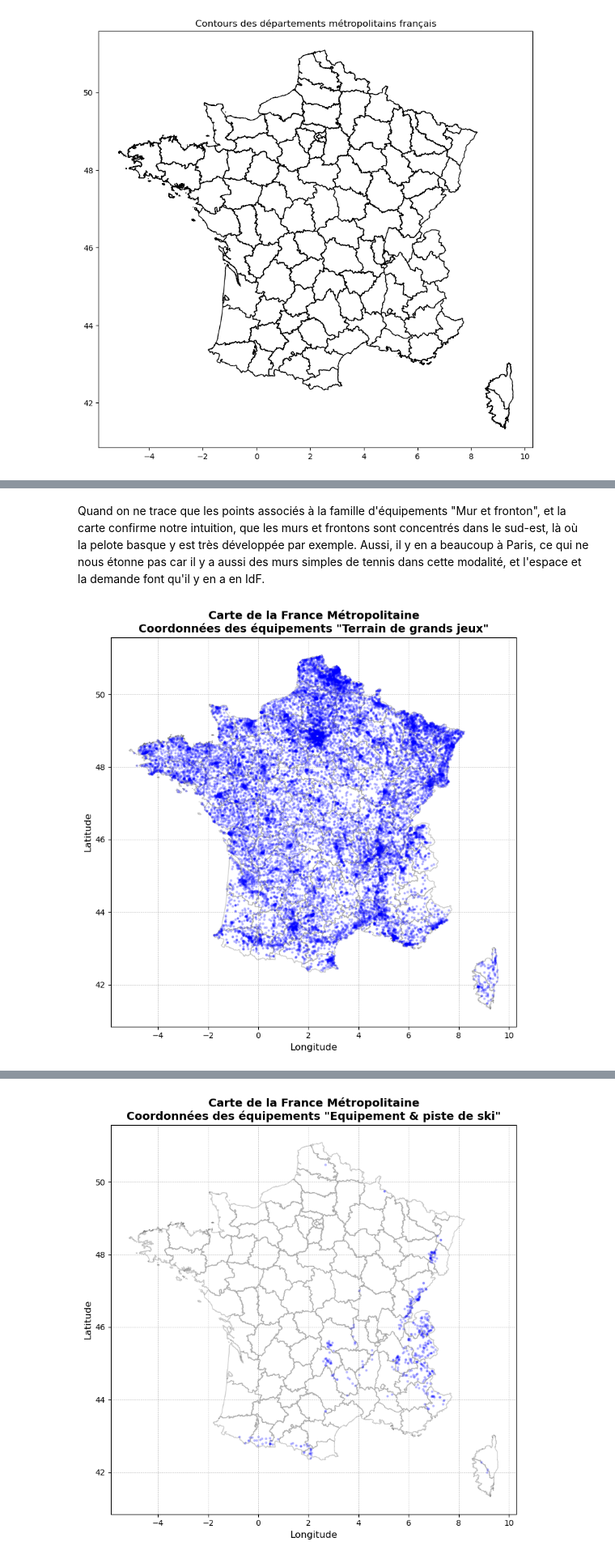
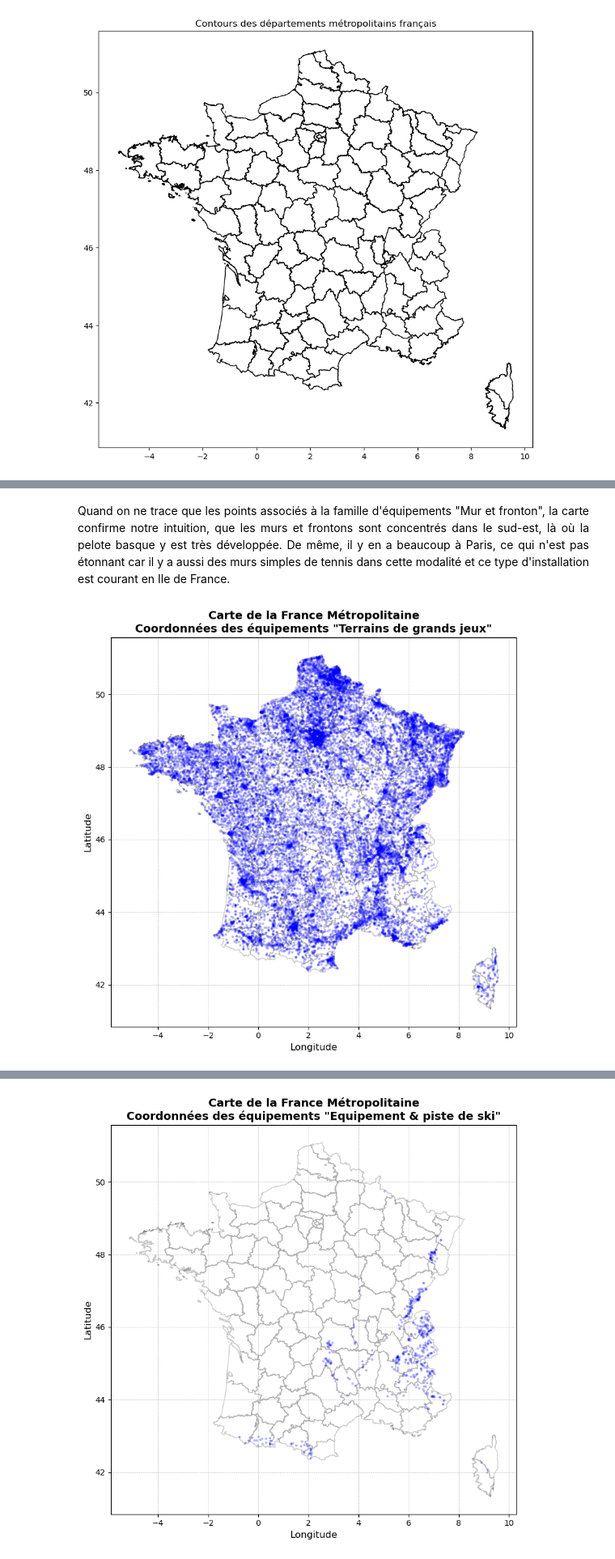
Before and after one commit to cyprienmathe/Python-data-science, a Jupyter notebook: main.ipynb, the cells around one changed output, grey strips where cells are left out. Shown at 81% size. Drawn from its saved outputs; the diff is of its cells as text; code cells hidden in the pictures.

```diff
--- a/main.ipynb
+++ b/main.ipynb
@@ -612,34 +667,36 @@ plt.show()
 # %% [markdown]
-Quand on ne trace que les points associés à la famille d'équipements "Mur et fronton", et la carte confirme notre intuition, que les murs et frontons sont concentrés dans le sud-est, là où la pelote basque y est très développée par exemple. Aussi, il y en a beaucoup à Paris, ce qui ne nous étonne pas car il y a aussi des murs simples de tennis dans cette modalité, et l'espace et la demande font qu'il y en a en IdF.
+<div style="text-align: justify;">
+<div style="text-align: justify; line-height: 1.8;">
+Quand on ne trace que les points associés à la famille d'équipements "Mur et fronton", la carte confirme notre intuition, que les murs et frontons sont concentrés dans le sud-est, là où la pelote basque y est très développée. De même, il y en a beaucoup à Paris, ce qui n'est pas étonnant car il y a aussi des murs simples de tennis dans cette modalité et ce type d'installation est courant en Ile de France.
 # %%
 # Restreindre aux modalités "Terrain de grands jeux"
 df_es_metropole_foot = df_es_metropole[df_es_metropole['equip_type_famille'].isin(['Terrain de grands jeux'])]
 
 # Tracer la carte
 fig, ax = plt.subplots(figsize=(12, 8))
 
 # Fond de carte de la France métropolitaine
 gdf_metropole.plot(ax=ax, color='white', edgecolor='gray', alpha=0.4)
 
 # Tracer les points pour le type "Terrain de grands jeux"
 ax.scatter(
     df_es_metropole_foot['equip_x'],
     df_es_metropole_foot['equip_y'],
     color= 'blue',
     s=5,  # Taille des points
     alpha=0.2,
     label='Terrain de grands jeux'
 )
 
 # Ajouter les informations sur la carte
-plt.title('Carte de la France Métropolitaine\nCoordonnées des équipements "Terrain de grands jeux"', fontsize=14, weight='bold')
+plt.title('Carte de la France Métropolitaine\nCoordonnées des équipements "Terrains de grands jeux"', fontsize=14, weight='bold')
 plt.xlabel('Longitude', fontsize=12)
 plt.ylabel('Latitude', fontsize=12)
 plt.grid(color='gray', linestyle='--', linewidth=0.5, alpha=0.5)
 plt.tight_layout()
 
 # Montrer la carte
 plt.show()
 # %% [output]
-[figure, old version]
+[figure, new version]
 # %% [markdown]
```
Also changed, not shown: parts of 36 cells of this notebook, 1 other file.
